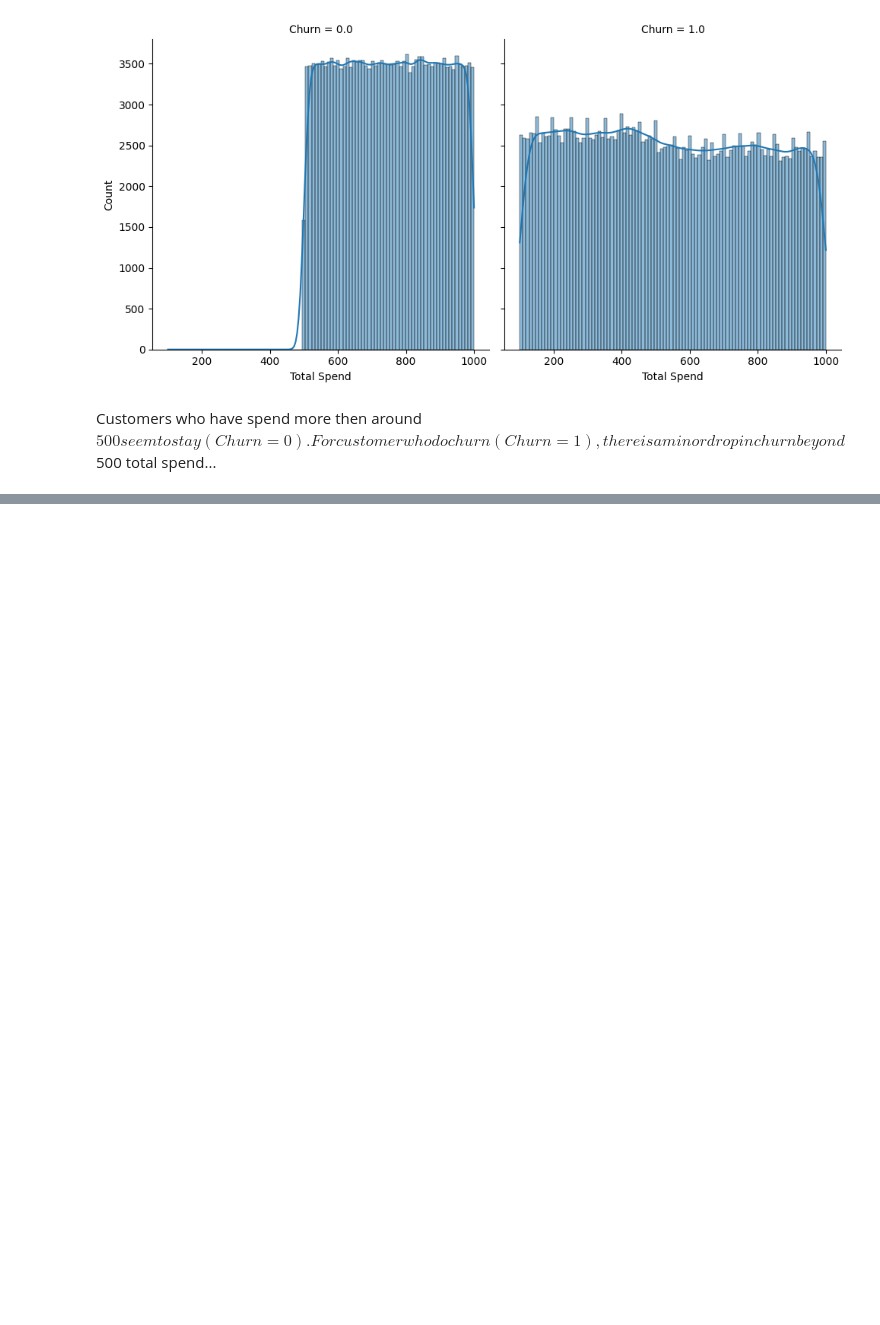
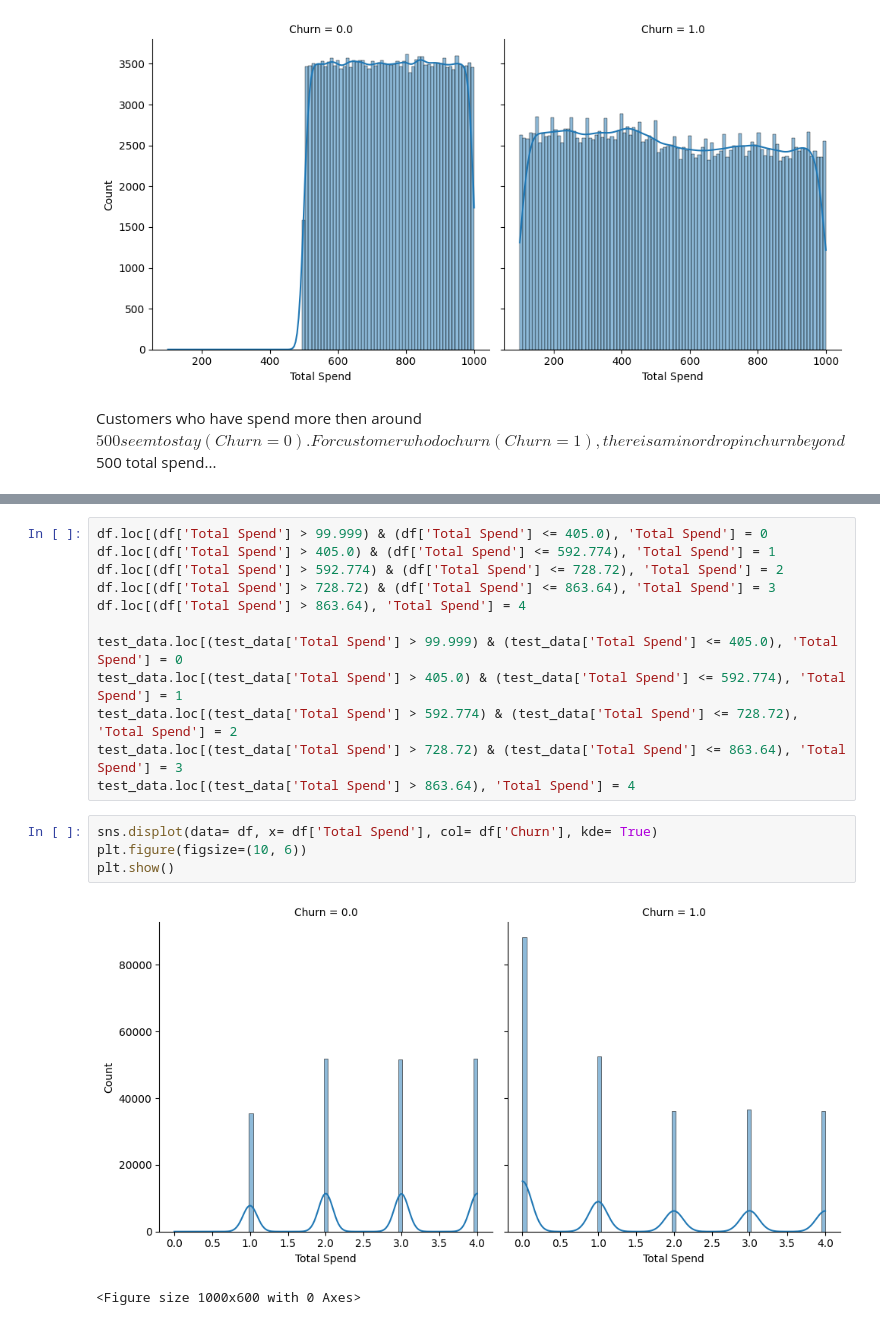
Before and after one commit to SyedMuhammadAunAbbas/Customer_Churn_Project, a Jupyter notebook: Root.ipynb, the cells around one changed output, grey strips where cells are left out. Drawn from its saved outputs; the diff is of its cells as text; blank space fills up the shorter version.

```diff
--- a/Root.ipynb
+++ b/Root.ipynb
@@ -560,0 +585,19 @@ For customer who do churn (Churn=1), there is a minor drop in churn beyond $500
+# %%
+df.loc[(df['Total Spend'] > 99.999) & (df['Total Spend'] <= 405.0), 'Total Spend'] = 0
+df.loc[(df['Total Spend'] > 405.0) & (df['Total Spend'] <= 592.774), 'Total Spend'] = 1
+df.loc[(df['Total Spend'] > 592.774) & (df['Total Spend'] <= 728.72), 'Total Spend'] = 2
+df.loc[(df['Total Spend'] > 728.72) & (df['Total Spend'] <= 863.64), 'Total Spend'] = 3
+df.loc[(df['Total Spend'] > 863.64), 'Total Spend'] = 4
+
+test_data.loc[(test_data['Total Spend'] > 99.999) & (test_data['Total Spend'] <= 405.0), 'Total Spend'] = 0
+test_data.loc[(test_data['Total Spend'] > 405.0) & (test_data['Total Spend'] <= 592.774), 'Total Spend'] = 1
+test_data.loc[(test_data['Total Spend'] > 592.774) & (test_data['Total Spend'] <= 728.72), 'Total Spend'] = 2
+test_data.loc[(test_data['Total Spend'] > 728.72) & (test_data['Total Spend'] <= 863.64), 'Total Spend'] = 3
+test_data.loc[(test_data['Total Spend'] > 863.64), 'Total Spend'] = 4
+# %%
+sns.displot(data= df, x= df['Total Spend'], col= df['Churn'], kde= True)
+plt.figure(figsize=(10, 6))
+plt.show()
+# %% [output]
+[figure, added]
+<Figure size 1000x600 with 0 Axes>
```
Also changed, not shown: parts of 17 cells of this notebook.
